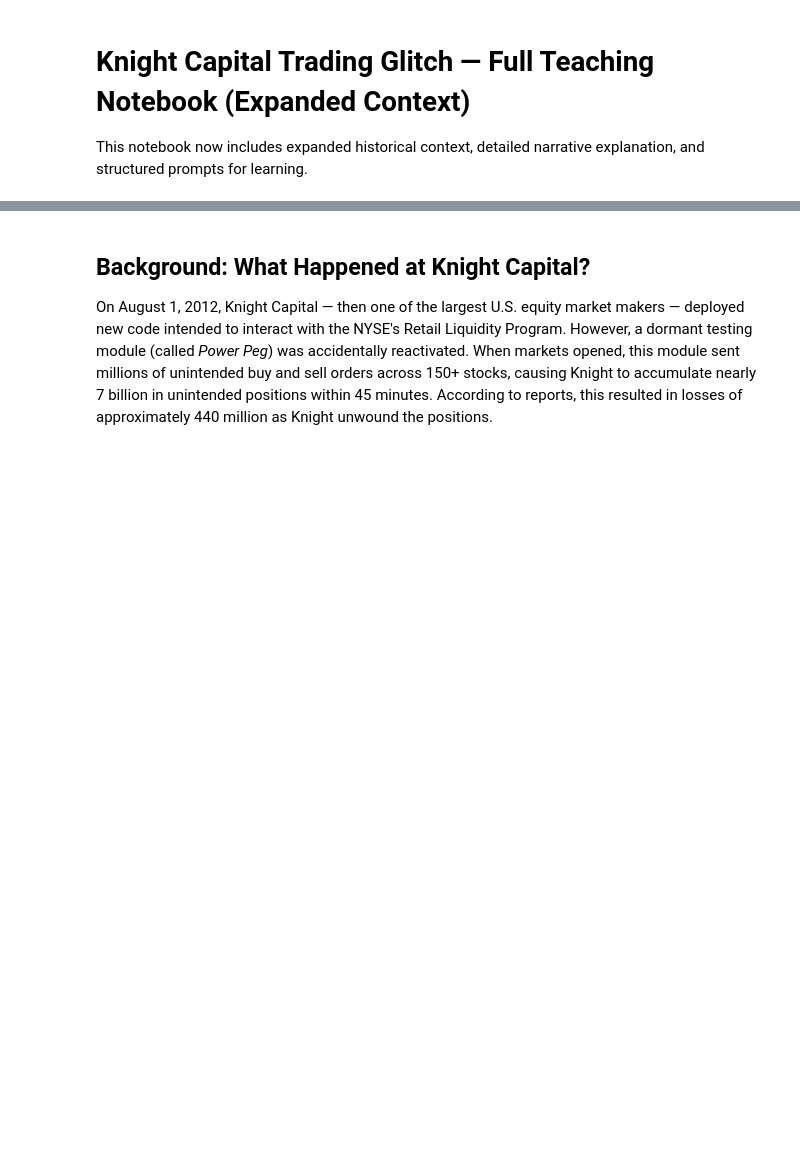
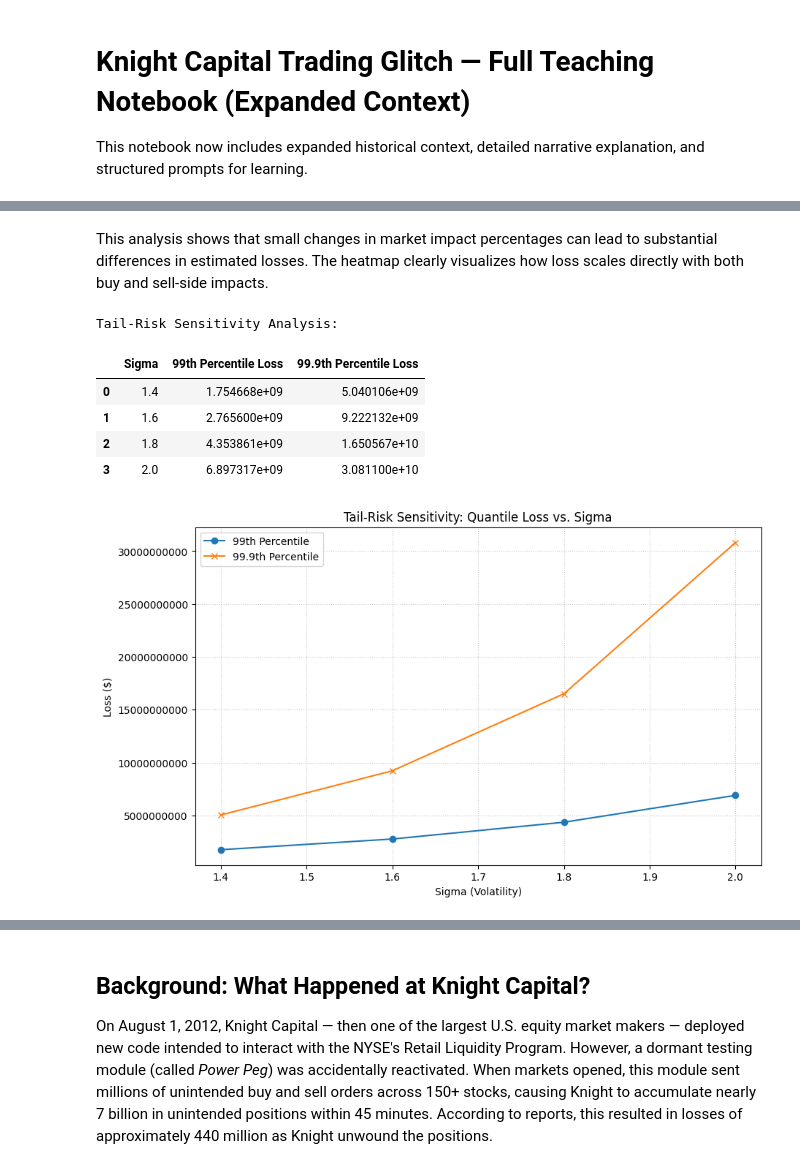
Before and after one commit to joelstub/joelstub, a Jupyter notebook: Knight_Capital_Expanded_Context_Teaching_Notebook_(1).ipynb, the cells around one changed output, grey strips where cells are left out. Saved outputs shown, nothing was run; the diff lists cells and outputs as text; code cells hidden in the pictures; blank space fills up the shorter version.

```diff
--- a/Knight_Capital_Expanded_Context_Teaching_Notebook_(1).ipynb
+++ b/Knight_Capital_Expanded_Context_Teaching_Notebook_(1).ipynb
@@ -5,0 +70,57 @@ This notebook now includes expanded historical context, detailed narrative expla
+# %% [markdown]
+This analysis shows that small changes in market impact percentages can lead to substantial differences in estimated losses. The heatmap clearly visualizes how loss scales directly with both buy and sell-side impacts.
+# %%
+import numpy as np
+import pandas as pd
+import matplotlib.pyplot as plt
+
+# Parameters for log-normal distribution
+mu = 18
+num_simulations = 100_000
+
+# Sigma values to compare
+sigma_values = [1.4, 1.6, 1.8, 2.0]
+
+# Store results
+tail_risk_results = []
+
+for sigma in sigma_values:
+    # Simulate losses
+    samples = np.random.lognormal(mu, sigma, num_simulations)
+
+    # Compute quantiles
+    q99 = np.percentile(samples, 99)
+    q99_9 = np.percentile(samples, 99.9)
+
+    tail_risk_results.append({
+        'Sigma': sigma,
+        '99th Percentile Loss': q99,
+        '99.9th Percentile Loss': q99_9
+    })
+
+# Store results in a pandas DataFrame
+tail_risk_df = pd.DataFrame(tail_risk_results)
+
+# Print the table clearly
+print("Tail-Risk Sensitivity Analysis:")
+display(tail_risk_df.round(2))
+
+# Visualization: Quantiles vs. Sigma
+plt.figure(figsize=(10, 6))
+plt.plot(tail_risk_df['Sigma'], tail_risk_df['99th Percentile Loss'], marker='o', label='99th Percentile')
+plt.plot(tail_risk_df['Sigma'], tail_risk_df['99.9th Percentile Loss'], marker='x', label='99.9th Percentile')
+plt.xlabel('Sigma (Volatility)')
+plt.ylabel('Loss ($)')
+plt.title('Tail-Risk Sensitivity: Quantile Loss vs. Sigma')
+plt.ticklabel_format(style='plain', axis='y') # Remove scientific notation from y-axis
+plt.grid(True, linestyle=':', alpha=0.7)
+plt.legend()
+plt.show()
+# %% [output]
+Tail-Risk Sensitivity Analysis:
+|  | Sigma | 99th Percentile Loss | 99.9th Percentile Loss |
+| 0 | 1.4 | 1.754668e+09 | 5.040106e+09 |
+| 1 | 1.6 | 2.765600e+09 | 9.222132e+09 |
+| 2 | 1.8 | 4.353861e+09 | 1.650567e+10 |
+| 3 | 2.0 | 6.897317e+09 | 3.081100e+10 |
+[figure, added]
```
Also changed, not shown: parts of 5 cells of this notebook.
